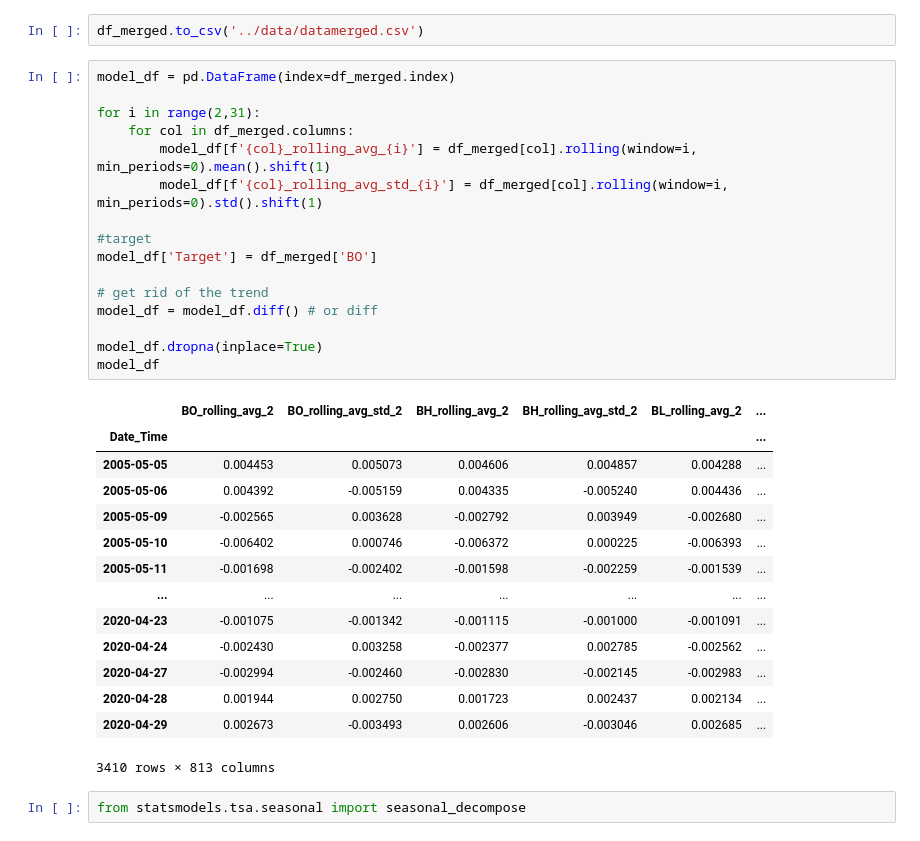
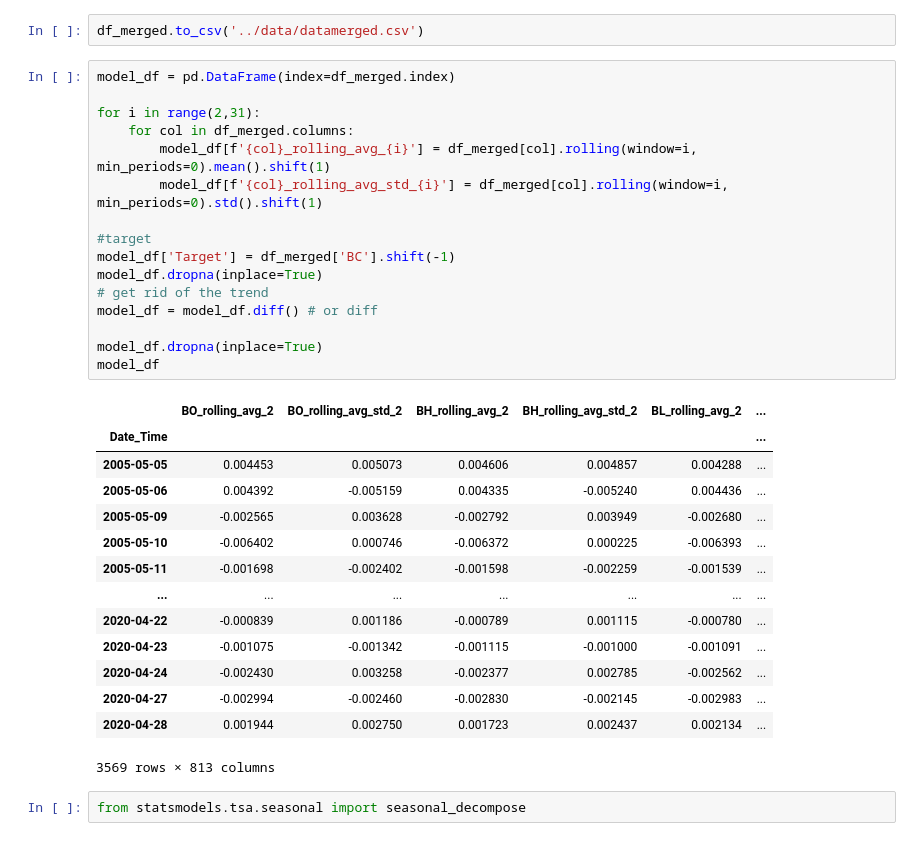
Before and after one commit to Spencerbuckner/EUR-USD-Time-Series-Analysis-ML-Model, a Jupyter notebook: code/Preprocessing & EDA.ipynb, the cells around one changed output. Saved outputs shown, nothing was run; the diff lists cells and outputs as text.

```diff
--- a/code/Preprocessing & EDA.ipynb
+++ b/code/Preprocessing & EDA.ipynb
@@ -281,34 +282,34 @@ df_merged.to_csv('../data/datamerged.csv')
 # %%
 model_df = pd.DataFrame(index=df_merged.index)
 
 for i in range(2,31):
     for col in df_merged.columns:
         model_df[f'{col}_rolling_avg_{i}'] = df_merged[col].rolling(window=i, min_periods=0).mean().shift(1)
         model_df[f'{col}_rolling_avg_std_{i}'] = df_merged[col].rolling(window=i, min_periods=0).std().shift(1)
 
 #target
-model_df['Target'] = df_merged['BO']
-
+model_df['Target'] = df_merged['BC'].shift(-1)
+model_df.dropna(inplace=True)
 # get rid of the trend
 model_df = model_df.diff() # or diff
 
 model_df.dropna(inplace=True)
 model_df
 # %% [output]
 |  | BO_rolling_avg_2 | BO_rolling_avg_std_2 | BH_rolling_avg_2 | BH_rolling_avg_std_2 | BL_rolling_avg_2 | ... |
 | Date_Time |  |  |  |  |  | ... |
 | 2005-05-05 | 0.004453 | 0.005073 | 0.004606 | 0.004857 | 0.004288 | ... |
 | 2005-05-06 | 0.004392 | -0.005159 | 0.004335 | -0.005240 | 0.004436 | ... |
 | 2005-05-09 | -0.002565 | 0.003628 | -0.002792 | 0.003949 | -0.002680 | ... |
 | 2005-05-10 | -0.006402 | 0.000746 | -0.006372 | 0.000225 | -0.006393 | ... |
 | 2005-05-11 | -0.001698 | -0.002402 | -0.001598 | -0.002259 | -0.001539 | ... |
 | ... | ... | ... | ... | ... | ... | ... |
+| 2020-04-22 | -0.000839 | 0.001186 | -0.000789 | 0.001115 | -0.000780 | ... |
 | 2020-04-23 | -0.001075 | -0.001342 | -0.001115 | -0.001000 | -0.001091 | ... |
 | 2020-04-24 | -0.002430 | 0.003258 | -0.002377 | 0.002785 | -0.002562 | ... |
 | 2020-04-27 | -0.002994 | -0.002460 | -0.002830 | -0.002145 | -0.002983 | ... |
 | 2020-04-28 | 0.001944 | 0.002750 | 0.001723 | 0.002437 | 0.002134 | ... |
-| 2020-04-29 | 0.002673 | -0.003493 | 0.002606 | -0.003046 | 0.002685 | ... |
-3410 rows × 813 columns
+3569 rows × 813 columns
 # %%
 from statsmodels.tsa.seasonal import seasonal_decompose
 # %%
```
Also changed, not shown: parts of 4 cells of this notebook, 10 other files.
